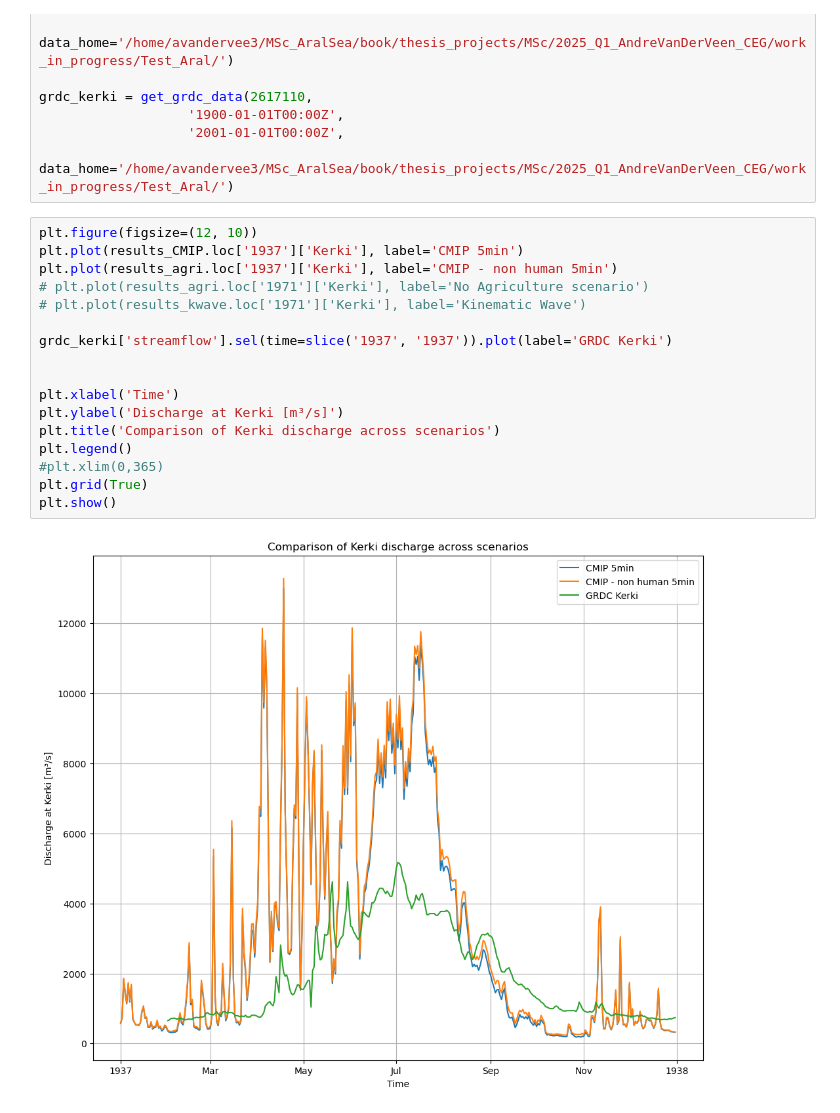
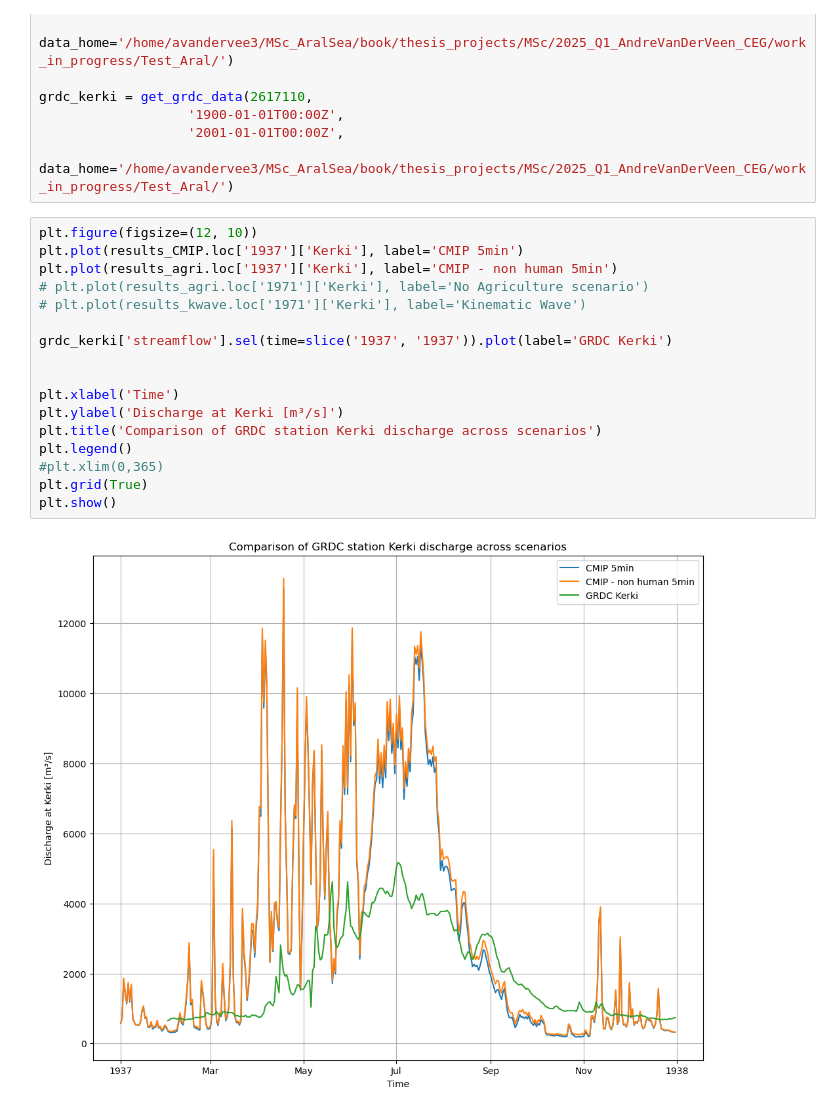
Before and after one commit to andrevdv/MSc_AralSea, a Jupyter notebook: book/thesis_projects/MSc/2025_Q1_AndreVanDerVeen_CEG/work_in_progress/Comparison/comparison_1935.ipynb, the cells around one changed output. Saved outputs shown, nothing was run; the diff lists cells and outputs as text.

```diff
--- a/book/thesis_projects/MSc/2025_Q1_AndreVanDerVeen_CEG/work_in_progress/Comparison/comparison_1935.ipynb
+++ b/book/thesis_projects/MSc/2025_Q1_AndreVanDerVeen_CEG/work_in_progress/Comparison/comparison_1935.ipynb
@@ -37,22 +37,22 @@ grdc_kerki = get_grdc_data(2617110,
 # %%
 plt.figure(figsize=(12, 10))
 plt.plot(results_CMIP.loc['1937']['Kerki'], label='CMIP 5min')
 plt.plot(results_agri.loc['1937']['Kerki'], label='CMIP - non human 5min')
 # plt.plot(results_agri.loc['1971']['Kerki'], label='No Agriculture scenario')
 # plt.plot(results_kwave.loc['1971']['Kerki'], label='Kinematic Wave')
 
 grdc_kerki['streamflow'].sel(time=slice('1937', '1937')).plot(label='GRDC Kerki')
 
 
 plt.xlabel('Time')
 plt.ylabel('Discharge at Kerki [m³/s]')
-plt.title('Comparison of Kerki discharge across scenarios')
+plt.title('Comparison of GRDC station Kerki discharge across scenarios')
 plt.legend()
 #plt.xlim(0,365)
 plt.grid(True)
 plt.show()
 # %% [output]
-[figure, old version]
+[figure, new version]
 # %%
 plt.figure(figsize=(12, 10))
 plt.plot(results_CMIP.loc['1937']['Chatly'], label='CMIP 5min')
```
Also changed, not shown: parts of 7 cells of this notebook, 3 other files.
